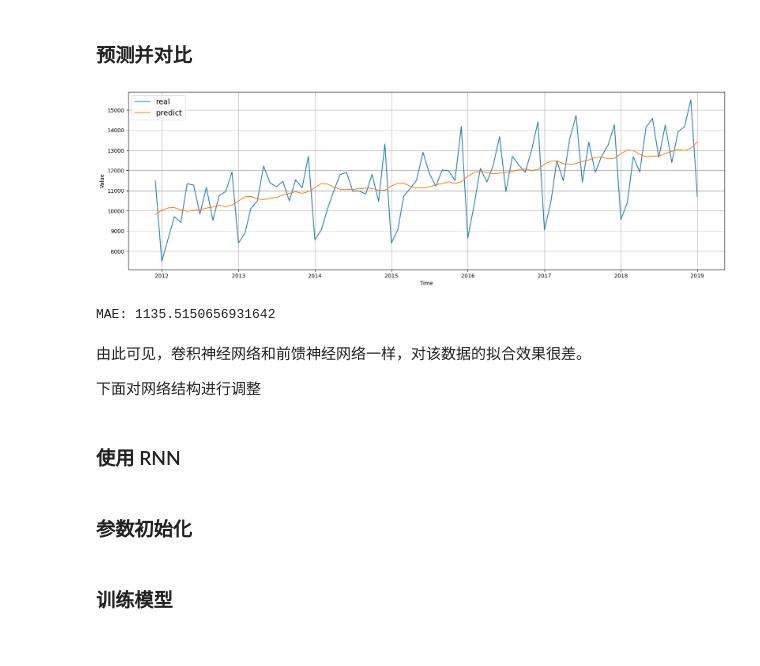
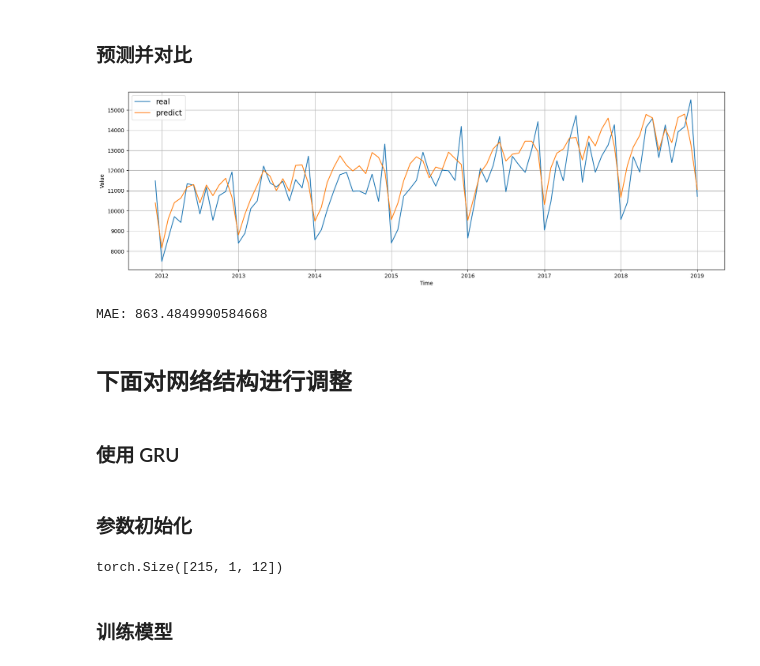
Before and after one commit to wyfdapig/learn_code, a Jupyter notebook: TStest/test4/homework2.ipynb, the cells around one changed output. Drawn from its saved outputs; the diff is of its cells as text; code cells hidden in the pictures.

```diff
--- a/TStest/test4/homework2.ipynb
+++ b/TStest/test4/homework2.ipynb
@@ -19,6 +19,8 @@ device = torch.device('cuda:2')
 data = pd.read_csv('alcohol.csv', index_col='DATE')
 # 将data_index设置为时间格式
 data.index = pd.to_datetime(data.index)
+time = data.index
 
 # 转为 array
+data = data['S4248SM144NCEN']
 series = np.array(data)
@@ -157,3 +172,33 @@ net = ConvModule1().to(device)
+# %%
+# 定义卷积神经网络
+class ConvModule1(nn.Module):
+    def __init__(self):
+        super(ConvModule1, self).__init__()
+        # 一层一维卷积
+        self.conv1 = nn.Sequential(
+            nn.Conv1d(in_channels=1, out_channels=32, kernel_size=3, stride=1, padding=1),
+            nn.ReLU(inplace=True)
+        )
+        self.conv2 = nn.Sequential(
+            nn.Conv1d(in_channels=32, out_channels=64, kernel_size=5, stride=1, padding=1),
+            nn.ReLU(inplace=True)
+        )
+        # 将输出通道变为单值
+        self.fc1 = nn.Linear(64, 32)
+        self.fc2 = nn.Linear(32, 1)
+
+    def forward(self, x):
+        out = self.conv1(x) # 一维卷积
+        out = F.avg_pool1d(out, kernel_size=2, padding=1) # 最大池化
+        out = self.conv2(out) # 一维卷积
+        out = F.avg_pool1d(out, 3) # 最大池化
+        out = out.squeeze()
+        out = self.fc1(out)
+        out = self.fc2(out)
+        return out
+
+# 构建网络
+net = ConvModule1().to(device)
 # %%
 # 定义损失函数-均方误差
 def square_loss(feature, label):
@@ -233,29 +278,27 @@ def predict(x):
 # %%
 time = data.index.to_list()
 # %%
-net = net.to('cpu') # 把 net单独拆下来，放到cpu上；要不然就得把数据搬到 GPU 上
+# net = net.to('cpu') # 把 net单独拆下来，放到cpu上；要不然就得把数据搬到 GPU 上
 
 test_predict = []
 split_point = int(split_prop * len(series))
 test_time = time[split_point+window_size-1:] # 测试集时间
 test_true = series[split_point+window_size-1:] # 测试集真实值
-test_predict = net(test_feature).squeeze().tolist() # 测试集预测值
+test_predict = net(test_feature.to(device)).squeeze().tolist() # 测试集预测值
 
 plt.figure(figsize=(20, 6))
 plot_series(test_time, test_true, label='real')
 plot_series(test_time, test_predict, label='predict')
 plt.show()
 # %% [output]
-[figure, old version]
+[figure, new version]
 # %%
 from sklearn.metrics import mean_absolute_error as mae
 
 print('MAE:', mae(test_true, test_predict))
 # %% [output]
-MAE: 1135.5150656931642
+MAE: 863.4849990584668
-# %% [markdown]
-由此可见，卷积神经网络和前馈神经网络一样，对该数据的拟合效果很差。
-
-下面对网络结构进行调整
+# %% [markdown]
+## 下面对网络结构进行调整
 # %% [markdown]
-### 使用 RNN
+### 使用 GRU
@@ -303,4 +345,17 @@ loss = nn.MSELoss()
 optimizer = torch.optim.Adam(net.parameters(), lr=lr)
+# %%
+# train_feature.shape => torch.Size([215, 1, 12]) 也就是（batch_size, 通道数，特征数）
+# 但LSTM 要求的输入是（batch_size, 序列长度，特征数）
+
+# train_feature2 = train_feature.transpose(1,2)
+# test_feature2 = test_feature.transpose(1,2)
+
+train_feature2 = train_feature
+test_feature2 = test_feature
+
+train_feature2.shape
+# %% [output]
+torch.Size([215, 1, 12])
 # %% [markdown]
 ### 训练模型
 # %%
```
Also changed, not shown: parts of 17 cells of this notebook, 1 other file.
